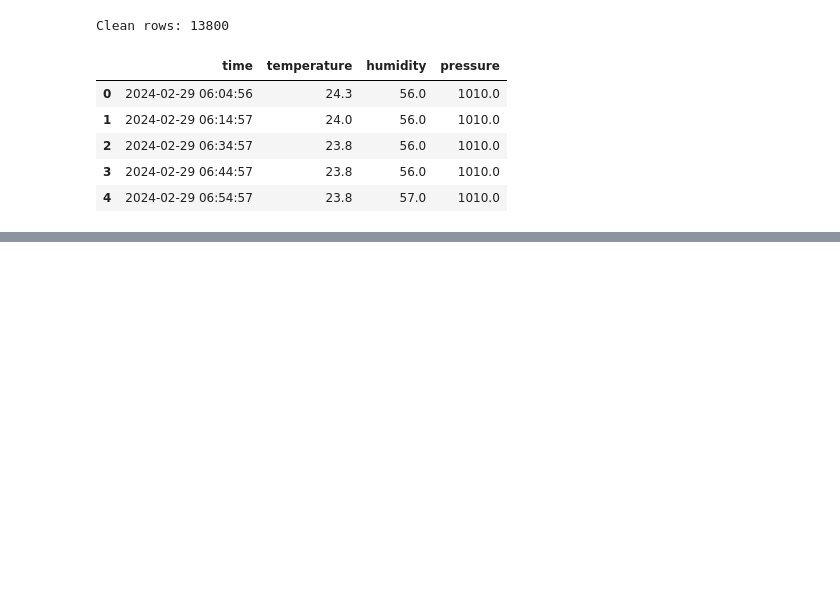
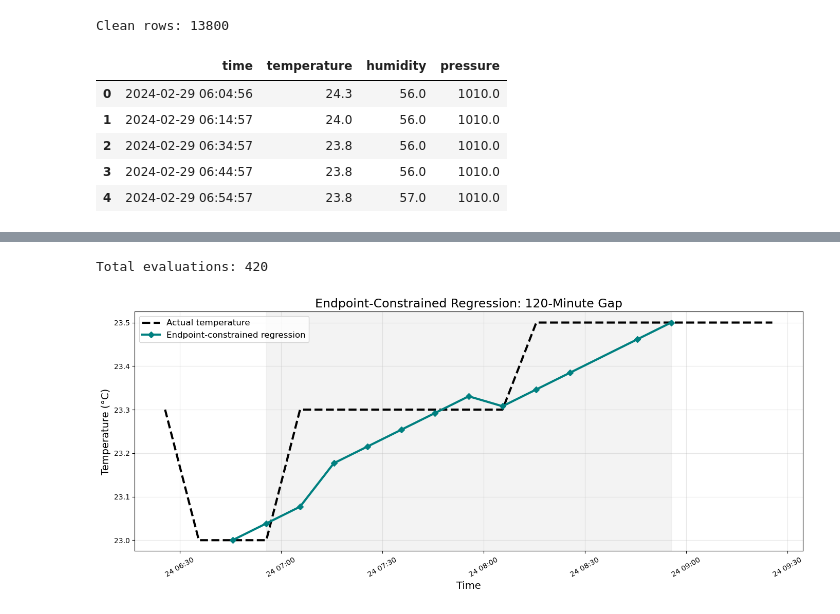
Before and after one commit to ben12251230-afk/MMA3001-Missing-Sensor-Reconstruction, a Jupyter notebook: notebooks/01_data_exploration.ipynb, the cells around one changed output, grey strips where cells are left out. Saved outputs shown, nothing was run; the diff lists cells and outputs as text; code cells hidden in the pictures; blank space fills up the shorter version.

```diff
--- a/notebooks/01_data_exploration.ipynb
+++ b/notebooks/01_data_exploration.ipynb
@@ -1530,0 +1212,11 @@ Overall, the results suggest that time-based interpolation is more suitable for
+# %%
+from src.validation import create_missing_windows
+
+missing_windows = create_missing_windows(
+    validation_data,
+    gap_durations=(10, 30, 60, 120),
+    n_tests=15
+)
+
+print("Number of windows:", len(missing_windows))
+missing_windows.head()
@@ -1530,0 +1546,57 @@ Overall, the results suggest that time-based interpolation is more suitable for
+# %%
+reconstruction_results = validate_reconstruction(
+    validation_data=validation_data,
+    missing_windows=missing_windows,
+    humidity_model=humidity_model,
+    pressure_model=pressure_model,
+    combined_model=combined_model,
+    temperature_range=temperature_range
+)
+
+print("Total evaluations:", len(reconstruction_results))
+# %% [output]
+Total evaluations: 420
+# %%
+# Preview: Endpoint-Constrained Combined Regression
+
+plt.figure(figsize=(14, 6))
+
+# Actual temperature
+plt.plot(
+    plot_data["time"],
+    plot_data["temperature"],
+    color="black",
+    linestyle="--",
+    linewidth=3,
+    label="Actual temperature"
+)
+
+# Endpoint-constrained regression
+plt.plot(
+    constrained_times,
+    constrained_temperatures,
+    color="teal",
+    marker="D",
+    markersize=6,
+    linewidth=3,
+    label="Endpoint-constrained regression"
+)
+
+# Missing window
+plt.axvspan(
+    gap_start,
+    gap_end,
+    color="lightgray",
+    alpha=0.25
+)
+
+plt.title("Endpoint-Constrained Regression: 120-Minute Gap", fontsize=17)
+plt.xlabel("Time", fontsize=14)
+plt.ylabel("Temperature (°C)", fontsize=14)
+plt.xticks(rotation=30)
+plt.legend(fontsize=12)
+plt.grid(True, alpha=0.3)
+plt.tight_layout()
+plt.show()
+# %% [output]
+[figure, added]
```
Also changed, not shown: parts of 62 cells of this notebook, 21 other files.
